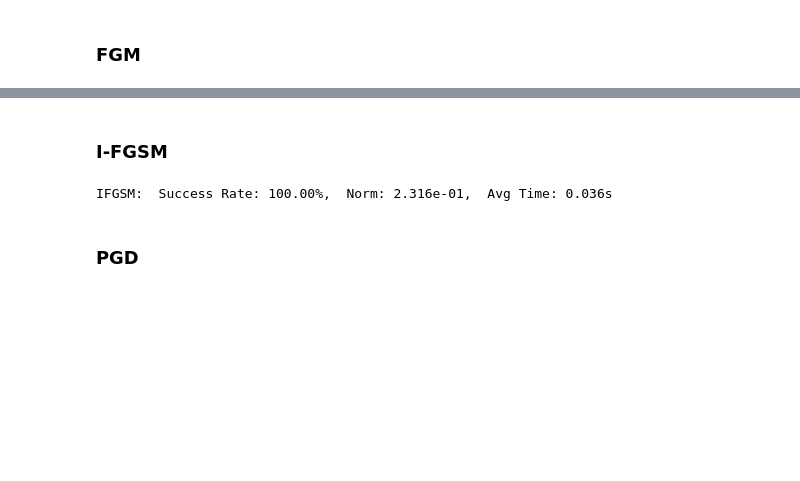
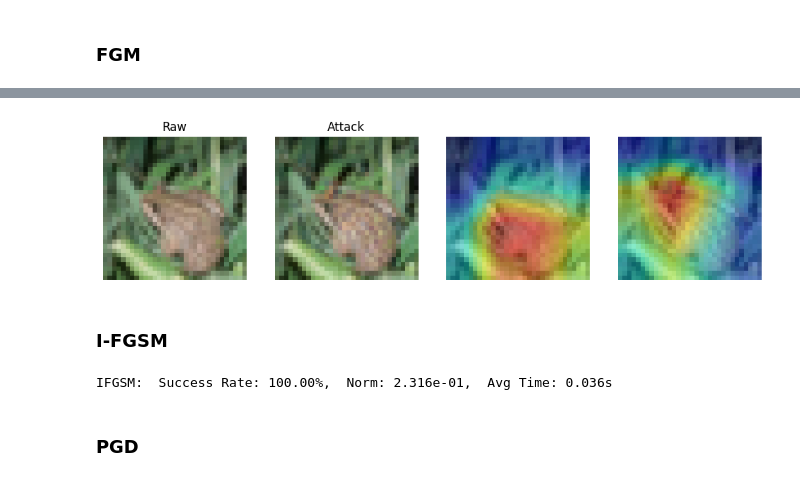
Before and after one commit to ZhaoHongjue/CAM-AdvAttack, a Jupyter notebook: attack_test.ipynb, the cells around one changed output, grey strips where cells are left out. Drawn from its saved outputs; the diff is of its cells as text; code cells hidden in the pictures; blank space fills up the shorter version.

```diff
--- a/attack_test.ipynb
+++ b/attack_test.ipynb
@@ -156,3 +189,11 @@ FGM:    Success Rate: 82.85%,  Norm: 3.115e-01,  Avg Time: 0.007s
+# %%
+idx = 3
+plot_imgs(
+    suc_imgs[idx], att_imgs[idx],
+    suc_cams[idx], att_cams[idx]
+)
+# %% [output]
+[figure, added]
 # %% [markdown]
 ### I-FGSM
 # %%
```
Also changed, not shown: parts of 20 cells of this notebook.
